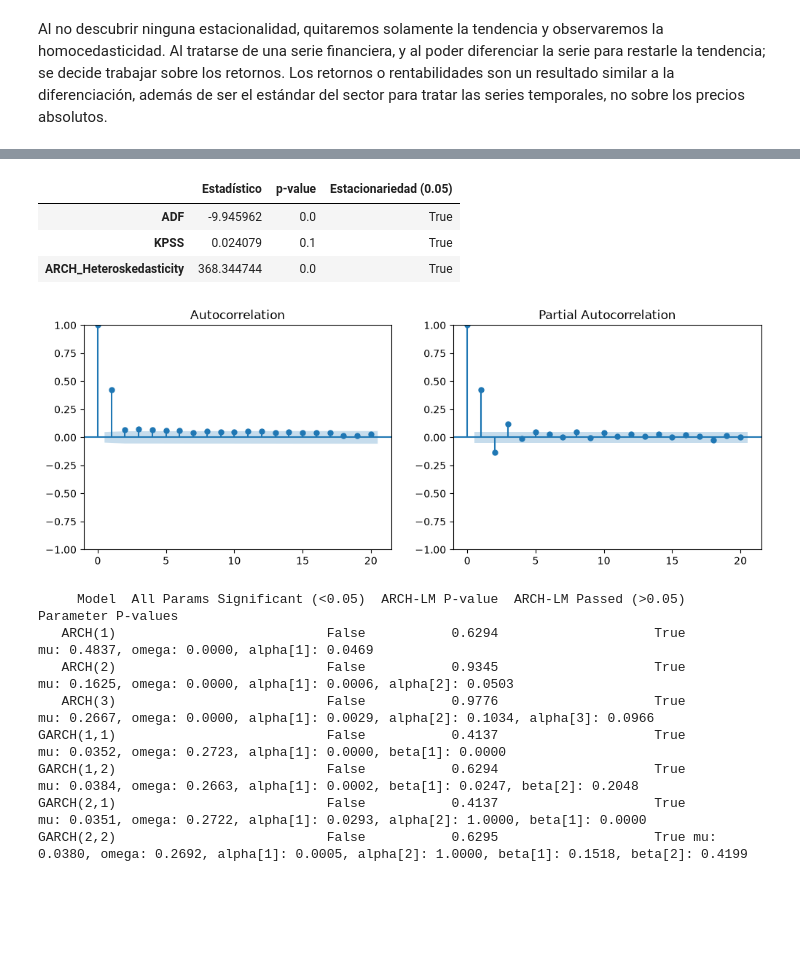
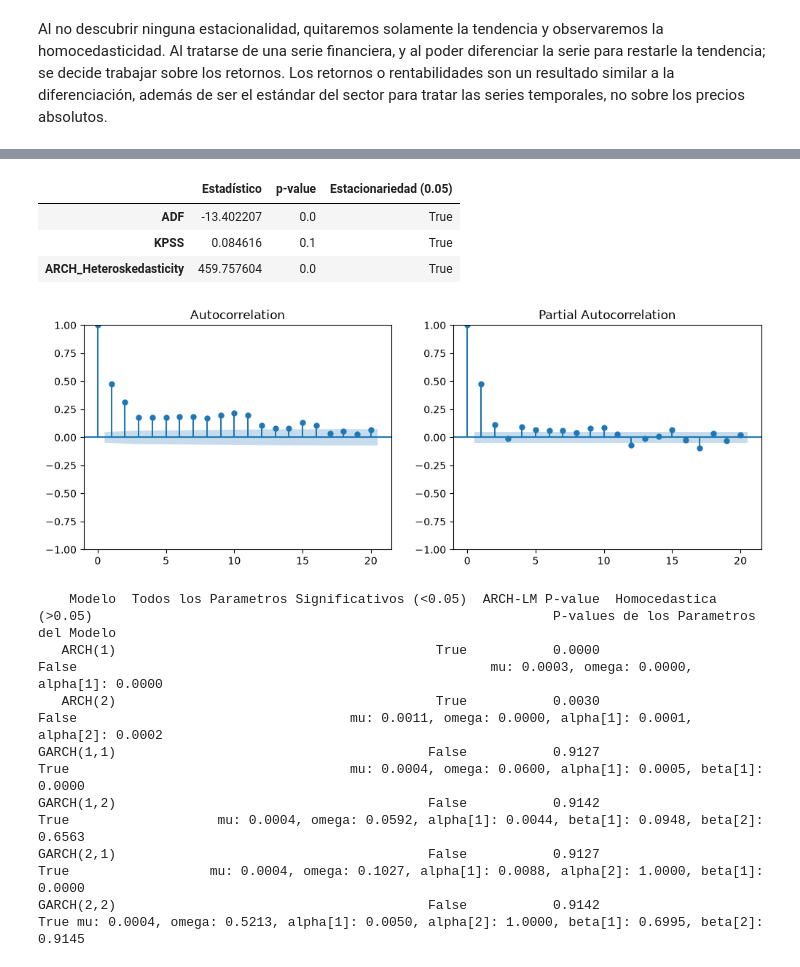
Before and after one commit to enekoanguiano/BBVA_DowJones, a Jupyter notebook: CODIGO/SeriesTemporales.ipynb, the cells around one changed output, grey strips where cells are left out. Saved outputs shown, nothing was run; the diff lists cells and outputs as text; code cells hidden in the pictures; blank space fills up the shorter version.

```diff
--- a/CODIGO/SeriesTemporales.ipynb
+++ b/CODIGO/SeriesTemporales.ipynb
@@ -27,6 +28,6 @@ df
 | 2025-06-06 | 203.500000 | 286.329987 | 296.500000 | 212.500000 | 351.000000 | 263.709991 | 64.480003 | 138.149994 | 113.730003 | 28.510000 | ... | ... |
 1761 rows × 156 columns
 # %%
-df_filtrado = df[['CAT', 'GS', 'KO']].xs("close",level=1,axis=1)
+df_filtrado = df[['CAT', 'GS', 'MSFT']].xs("close",level=1,axis=1)
 df_filtrado
 # %% [output]
@@ -46,7 +47,7 @@ df_filtrado
 # %%
 CAT = df_filtrado["CAT"]
 GS = df_filtrado["GS"]
-KO = df_filtrado["KO"]
+MSFT = df_filtrado["MSFT"]
 # %%
 precios_norm = (df_filtrado / df_filtrado.iloc[0]) * 100
 
@@ -259,5 +267,5 @@ tsaplots.plot_acf(KO, lags=504);
 # %% [markdown]
 Al no descubrir ninguna estacionalidad, quitaremos solamente la tendencia y observaremos la homocedasticidad. Al tratarse de una serie financiera, y al poder diferenciar la serie para restarle la tendencia; se decide trabajar sobre los retornos. Los retornos o rentabilidades son un resultado similar a la diferenciación, además de ser el estándar del sector para tratar las series temporales, no sobre los precios absolutos.
 # %%
-KO_r = KO.pct_change().dropna()*100
+MSFT_r = MSFT.pct_change().dropna()*100
 # %%
@@ -268,28 +276,27 @@ KO_r.plot()
 # %%
-test_estacionariedad_y_het(KO_r)
+test_estacionariedad_y_het(MSFT_r)
 # %% [output]
 |  | Estadístico | p-value | Estacionariedad (0.05) |
-| ADF | -9.945962 | 0.0 | True |
-| KPSS | 0.024079 | 0.1 | True |
-| ARCH_Heteroskedasticity | 368.344744 | 0.0 | True |
+| ADF | -13.402207 | 0.0 | True |
+| KPSS | 0.084616 | 0.1 | True |
+| ARCH_Heteroskedasticity | 459.757604 | 0.0 | True |
 # %%
-KO_sq = KO_r ** 2
+MSFT_sq = MSFT_r ** 2
 
 fig, ax = plt.subplots(1, 2, figsize=(12, 4))
-tsaplots.plot_acf(KO_sq, lags=20, ax=ax[0])
-tsaplots.plot_pacf(KO_sq, lags=20, ax=ax[1])
+tsaplots.plot_acf(MSFT_sq, lags=20, ax=ax[0])
+tsaplots.plot_pacf(MSFT_sq, lags=20, ax=ax[1])
 plt.show()
 # %% [output]
-[figure, old version]
+[figure, new version]
 # %%
-tabla_resumen = evaluate_volatility_models(KO_r, max_arch_p=3)
+tabla_resumen = evaluate_volatility_models(MSFT_r, max_arch_p=2)
 print(tabla_resumen.to_string(index=False))
 # %% [output]
-     Model  All Params Significant (<0.05)  ARCH-LM P-value  ARCH-LM Passed (>0.05)                                                                              Parameter P-values
-   ARCH(1)                           False           0.6294                    True                                                     mu: 0.4837, omega: 0.0000, alpha[1]: 0.0469
-   ARCH(2)                           False           0.9345                    True                                   mu: 0.1625, omega: 0.0000, alpha[1]: 0.0006, alpha[2]: 0.0503
-   ARCH(3)                           False           0.9776                    True                 mu: 0.2667, omega: 0.0000, alpha[1]: 0.0029, alpha[2]: 0.1034, alpha[3]: 0.0966
-GARCH(1,1)                           False           0.4137                    True                                    mu: 0.0352, omega: 0.2723, alpha[1]: 0.0000, beta[1]: 0.0000
-GARCH(1,2)                           False           0.6294                    True                   mu: 0.0384, omega: 0.2663, alpha[1]: 0.0002, beta[1]: 0.0247, beta[2]: 0.2048
-GARCH(2,1)                           False           0.4137                    True                  mu: 0.0351, omega: 0.2722, alpha[1]: 0.0293, alpha[2]: 1.0000, beta[1]: 0.0000
-GARCH(2,2)                           False           0.6295                    True mu: 0.0380, omega: 0.2692, alpha[1]: 0.0005, alpha[2]: 1.0000, beta[1]: 0.1518, beta[2]: 0.4199
+    Modelo  Todos los Parametros Significativos (<0.05)  ARCH-LM P-value  Homocedastica (>0.05)                                                           P-values de los Parametros del Modelo
+   ARCH(1)                                         True           0.0000                  False                                                     mu: 0.0003, omega: 0.0000, alpha[1]: 0.0000
+   ARCH(2)                                         True           0.0030                  False                                   mu: 0.0011, omega: 0.0000, alpha[1]: 0.0001, alpha[2]: 0.0002
+GARCH(1,1)                                        False           0.9127                   True                                    mu: 0.0004, omega: 0.0600, alpha[1]: 0.0005, beta[1]: 0.0000
+GARCH(1,2)                                        False           0.9142                   True                   mu: 0.0004, omega: 0.0592, alpha[1]: 0.0044, beta[1]: 0.0948, beta[2]: 0.6563
+GARCH(2,1)                                        False           0.9127                   True                  mu: 0.0004, omega: 0.1027, alpha[1]: 0.0088, alpha[2]: 1.0000, beta[1]: 0.0000
+GARCH(2,2)                                        False           0.9142                   True mu: 0.0004, omega: 0.5213, alpha[1]: 0.0050, alpha[2]: 1.0000, beta[1]: 0.6995, beta[2]: 0.9145
```
Also changed, not shown: parts of 10 cells of this notebook, 2 other files.
